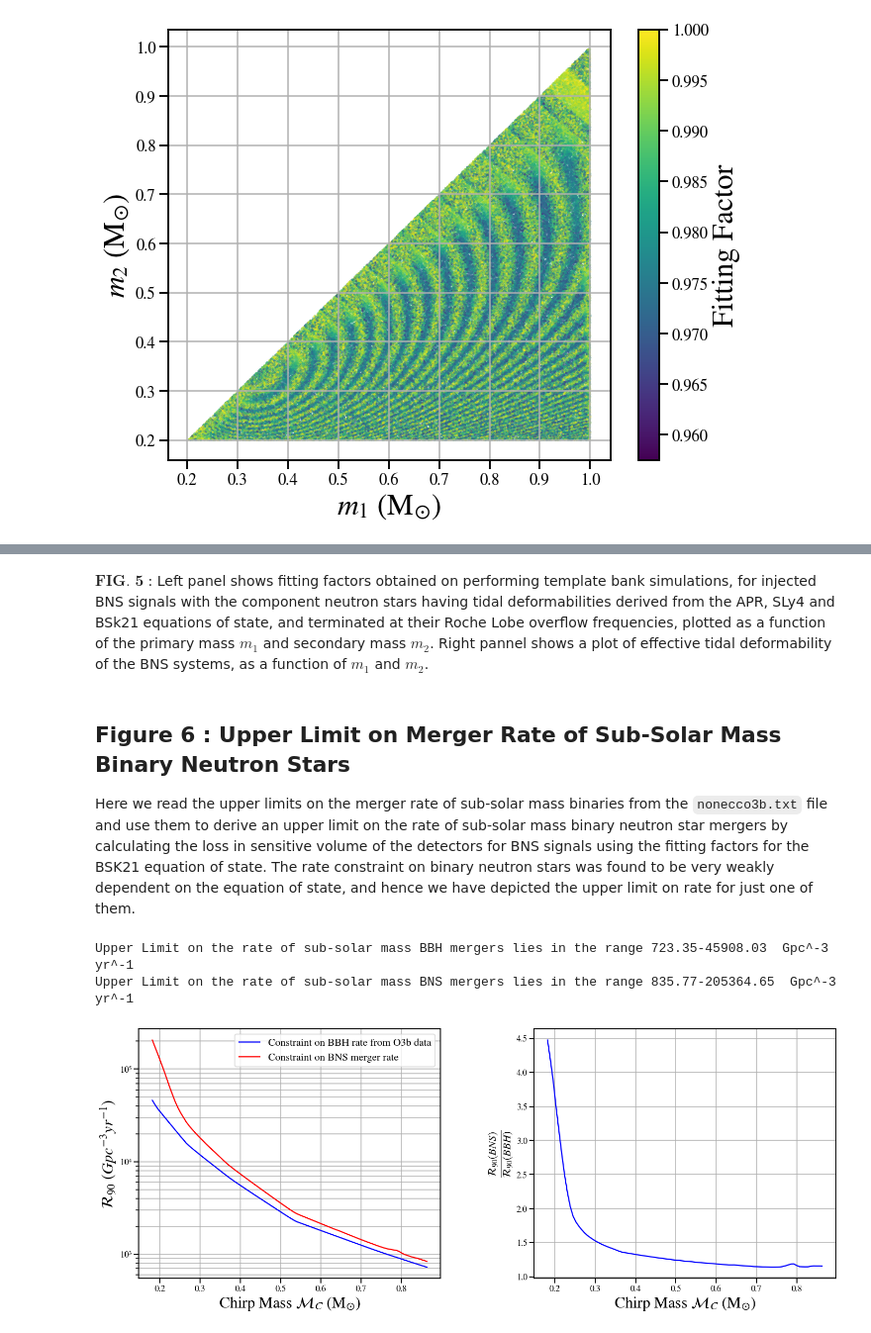
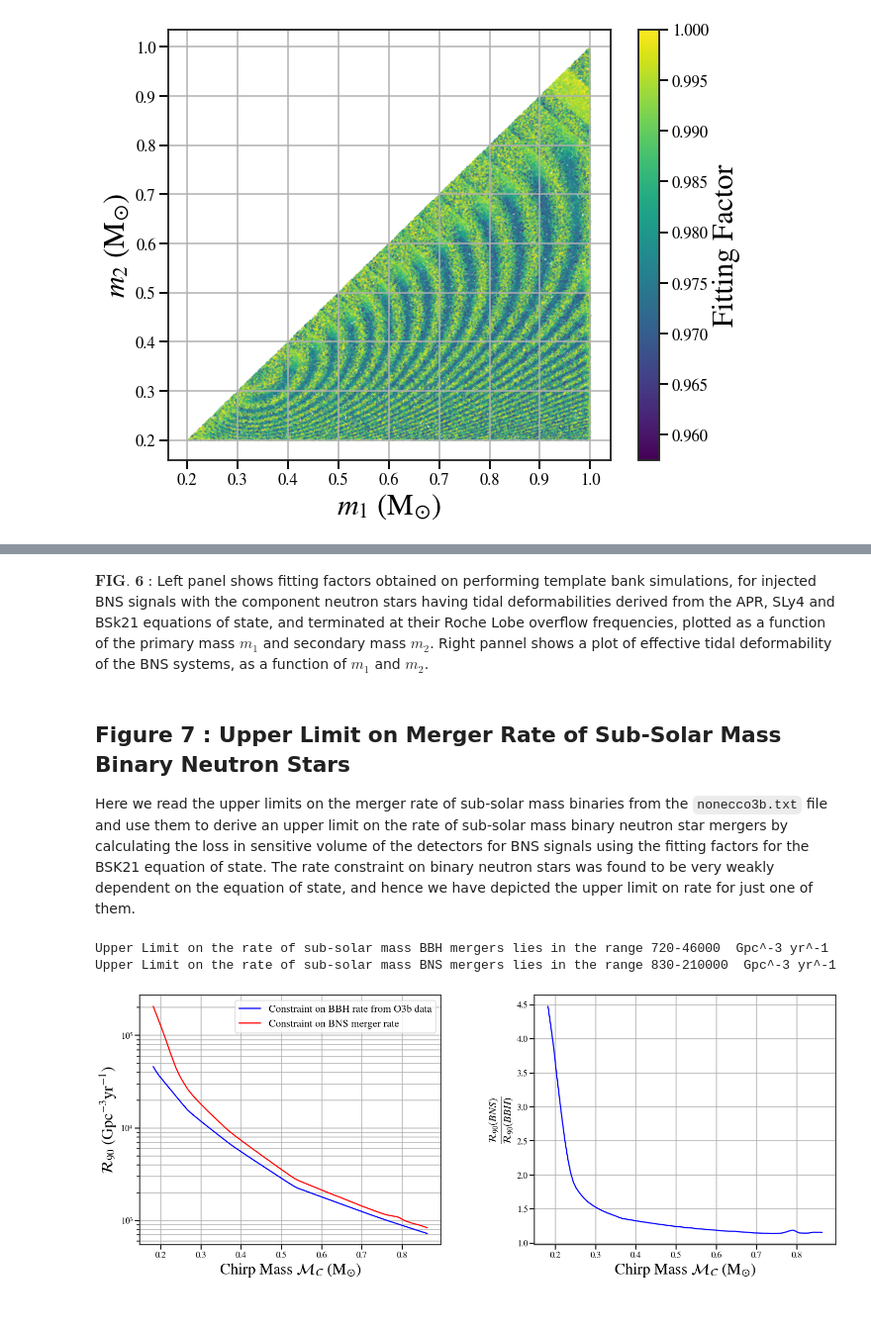
Before and after one commit to sugwg/sub-solar-ns-detectability, a Jupyter notebook: data_release.ipynb, the cells around one changed output, grey strips where cells are left out. Shown at 99% size. Saved outputs shown, nothing was run; the diff lists cells and outputs as text; code cells hidden in the pictures.

```diff
--- a/data_release.ipynb
+++ b/data_release.ipynb
@@ -242,7 +264,8 @@ $\textbf{FIG. 2}$ :Gravitational binding energy $E_{b}$ for an equal mass binary
 The following code block reads the primary and secondary masses for several sub-solar mass binary neutron star systems, and their Roche Lobe overflow frequencies computed using the LORENE software, from the files `APR_lorene_ISCO.txt`, `SLy4_lorene_ISCO.txt` and `BSk21_lorene_ISCO.txt`,  and generates a plot that compares the Roche Lobe overflow frequencies for the three different equations of state. As can be seen in FIG. 3 below, the  the Roche Lobe overflow frequencies do not vary significantly for the different equations of state.
 # %%
 rcParams['figure.figsize']=(50,10)
-
+rcParams['xtick.labelsize'] = 30
+rcParams['ytick.labelsize'] = 30
 
 #Reading Roche Lobe Overflow Frequencies
 apr_m2,apr_m1,apr_f_orbital=np.loadtxt('data_files/APR_lorene_ISCO.txt',unpack=True)
@@ -278,7 +301,7 @@ cbar=fig.colorbar(pcm,ax=ax3)
 cbar.set_label('$f_{Roche}$(Hz)',fontsize=50)
 plt.tight_layout()
 plt.show()
-fig.savefig('./Plots/Figure3_Roche_Lobe_Overflow_Frequencies.png')
+fig.savefig('./Plots/Figure4_Roche_Lobe_Overflow_Frequencies.png')
 # %% [output]
 [figure]
 # %% [markdown]
@@ -323,44 +346,44 @@ apr_lmd_tilde=lambda_tilde(apr_mass1,apr_mass2,apr_lmd1,apr_lmd2)
 sly_lmd_tilde=lambda_tilde(sly_mass1,sly_mass2,sly_lmd1,sly_lmd2)
 bsk21_lmd_tilde=lambda_tilde(bsk21_mass1,bsk21_mass2,bsk21_lmd1,bsk21_lmd2)
 
-#Plotting Figure 5 from paper
+#Plotting Figure 6 from paper
 rcParams['figure.figsize']=(20,22)
 fig,axs=plt.subplots(3,2)
 pcm=axs[0,0].scatter(apr_mass1,apr_mass2,c=apr_best_match,s=1,cmap='viridis',vmin=0.579,vmax=0.983)
 cbar=fig.colorbar(pcm,ax=axs[0,0])
 cbar.set_label('Fitting Factor',fontsize=25)
-axs[0,0].set_xlabel(r'$m_1(M_{\odot})$',fontsize=30)
-axs[0,0].set_ylabel("APR EoS \n $m_2(M_{\odot})$",fontsize=30)
+axs[0,0].set_xlabel(r'$m_1( \rm M_{\odot})$',fontsize=30)
+axs[0,0].set_ylabel("APR EoS \n $m_2(\mathrm{M}_{\odot})$",fontsize=30)
 pcm=axs[1,0].scatter(sly_mass1,sly_mass2,c=sly_best_match,s=1,cmap='viridis',vmin=0.579,vmax=0.983)
 cbar=fig.colorbar(pcm,ax=axs[1,0])
 cbar.set_label('Fitting Factor',fontsize=25)
-axs[1,0].set_xlabel(r'$m_1(M_{\odot})$',fontsize=30)
-axs[1,0].set_ylabel("SLy4 EoS \n $m_2(M_{\odot})$",fontsize=30)
+axs[1,0].set_xlabel(r'$m_1( \rm M_{\odot})$',fontsize=30)
+axs[1,0].set_ylabel("SLy4 EoS \n $m_2( \mathrm{M}_{\odot})$",fontsize=30)
 pcm=axs[2,0].scatter(bsk21_mass1,bsk21_mass2,c=bsk21_best_match,s=1,cmap='viridis',vmin=0.579,vmax=0.983)
 cbar=fig.colorbar(pcm,ax=axs[2,0])
 cbar.set_label('Fitting Factor')
-axs[2,0].set_xlabel(r'$m_1(M_{\odot})$',fontsize=30)
-axs[2,0].set_ylabel("BSk21 EoS \n $m_2(M_{\odot})$",fontsize=30)
+axs[2,0].set_xlabel(r'$m_1( \rm M_{\odot})$',fontsize=30)
+axs[2,0].set_ylabel("BSk21 EoS \n $m_2( \mathrm{M}_{\odot})$",fontsize=30)
 cbar.set_label('Fitting Factor',fontsize=25)
 pcm=axs[0,1].scatter(apr_mass1,apr_mass2,c=np.log10(apr_lmd_tilde),s=1,cmap='viridis',vmin=3.26,vmax=6.71)
 cbar=fig.colorbar(pcm,ax=axs[0,1])
 cbar.set_label(r'$\log_{10}$ ( $\tilde{\Lambda} )$',fontsize=25)
-axs[0,1].set_xlabel(r'$m_1(M_{\odot})$',fontsize=30)
-axs[0,1].set_ylabel(r'$m_2(M_{\odot})$',fontsize=30)
+axs[0,1].set_xlabel(r'$m_1(\rm M_{\odot})$',fontsize=30)
+axs[0,1].set_ylabel(r'$m_2(\rm M_{\odot})$',fontsize=30)
 pcm=axs[1,1].scatter(sly_mass1,sly_mass2,c=np.log10(sly_lmd_tilde),s=1,cmap='viridis',vmin=3.26,vmax=6.71)
 cbar=fig.colorbar(pcm,ax=axs[1,1])
 cbar.set_label(r'$\log_{10}$ ( $\tilde{\Lambda} )$',fontsize=25)
-axs[1,1].set_xlabel(r'$m_1(M_{\odot})$',fontsize=30)
-axs[1,1].set_ylabel(r'$m_2(M_{\odot})$',fontsize=30)
+axs[1,1].set_xlabel(r'$m_1(\rm M_{\odot})$',fontsize=30)
+axs[1,1].set_ylabel(r'$m_2(\rm M_{\odot})$',fontsize=30)
 pcm=axs[2,1].scatter(bsk21_mass1,bsk21_mass2,c=np.log10(bsk21_lmd_tilde),s=1,cmap='viridis',vmin=3.26,vmax=6.71)
 cbar=fig.colorbar(pcm,ax=axs[2,1])
 cbar.set_label(r'$\log_{10}$ ( $\tilde{\Lambda} )$',fontsize=25)
-axs[2,1].set_xlabel(r'$m_1(M_{\odot})$',fontsize=30)
-axs[2,1].set_ylabel(r'$m_2(M_{\odot})$',fontsize=30)
+axs[2,1].set_xlabel(r'$m_1(\rm M_{\odot})$',fontsize=30)
+axs[2,1].set_ylabel(r'$m_2(\rm M_{\odot})$',fontsize=30)
 for i in range(0,3):
     for j in range(0,2):
         axs[i,j].grid()
 plt.tight_layout()
 plt.show()
-fig.savefig('Plots/Figure5_templateBankSimulations.png')
+fig.savefig('Plots/Figure6_templateBankSimulations.png')
 # %% [output]
@@ -368,7 +391,7 @@ fig.savefig('Plots/Figure5_templateBankSimulations.png')
 # %% [markdown]
-$\textbf{FIG. 5}$ : Left panel shows fitting factors obtained on performing template bank simulations, for injected BNS signals with the component neutron stars having tidal deformabilities derived from the APR, SLy4 and BSk21 equations of state, and terminated at their Roche Lobe overflow frequencies, plotted as a function of the primary mass $m_1$ and secondary mass $m_2$. Right pannel shows a plot of effective tidal deformability of the BNS systems, as a function of $m_1$ and $m_2$.
+$\textbf{FIG. 6}$ : Left panel shows fitting factors obtained on performing template bank simulations, for injected BNS signals with the component neutron stars having tidal deformabilities derived from the APR, SLy4 and BSk21 equations of state, and terminated at their Roche Lobe overflow frequencies, plotted as a function of the primary mass $m_1$ and secondary mass $m_2$. Right pannel shows a plot of effective tidal deformability of the BNS systems, as a function of $m_1$ and $m_2$.
 # %% [markdown]
-## Figure 6 : Upper Limit on Merger Rate of Sub-Solar Mass Binary Neutron Stars
+## Figure 7 : Upper Limit on Merger Rate of Sub-Solar Mass Binary Neutron Stars
 
 Here we read the upper limits on the merger rate of sub-solar mass binaries from the `nonecco3b.txt` file and use them to derive an upper limit on the rate of sub-solar mass binary neutron star mergers by calculating the loss in sensitive volume of the detectors for BNS signals using the fitting factors for the BSK21 equation of state. The rate constraint on binary neutron stars was found to be very weakly dependent on the equation of state, and hence we have depicted the upper limit on rate for just one of them.
 # %%
@@ -406,38 +429,39 @@ avg_ff=match_function(chirp_mass)
 #Calculating the Rate Constraint for BNS mergers
 bns_rate=[]
 
 for i in range(0,len(bbh_rate)):
     bns_rate.append(bbh_rate[i]/(avg_ff[i])**3)
 
 #Calculating the ratio of rates of BNS to BBH mergers
 bns_over_bbh=[]
 for i in range(0,len(bbh_rate)):
     bns_over_bbh.append(bns_rate[i]/bbh_rate[i])
 
-print("Upper Limit on the rate of sub-solar mass BBH mergers lies in the range {}-{}  Gpc^-3 yr^-1 ".format(str(float('%.2f' %bbh_rate[len(bbh_rate)-1])),str(float('%.2f' %bbh_rate[0]))))
-print("Upper Limit on the rate of sub-solar mass BNS mergers lies in the range {}-{}  Gpc^-3 yr^-1 ".format(str(float('%.2f' %bns_rate[len(bns_rate)-1])),str(float('%.2f' %bns_rate[0]))))
+#Displaying the constraint on merger rates, rounded to 2 significant figures
+print("Upper Limit on the rate of sub-solar mass BBH mergers lies in the range {}-{}  Gpc^-3 yr^-1 ".format(str(round(int(bbh_rate[len(bbh_rate)-1]),sigfigs=2)),str(round(int(bbh_rate[0]),sigfigs=2))))
+print("Upper Limit on the rate of sub-solar mass BNS mergers lies in the range {}-{}  Gpc^-3 yr^-1 ".format(str(round(math.floor(bns_rate[len(bns_rate)-1]/10)*10,sigfigs=2)),str(round(int(bns_rate[0]),sigfigs=2))))
 
 
 #Plotting Figure 6 from the paper
 rcParams['figure.figsize']=(22,10)
 fig,(ax1,ax2)=plt.subplots(1,2)
 ax1.plot(chirp_mass,bbh_rate,label="Constraint on BBH rate from O3b data",color='blue')
 ax1.plot(chirp_mass,bns_rate,label="Constraint on BNS merger rate",color='red')
 ax1.set_yscale('log')
 ax1.set_xlabel(r'Chirp Mass $\mathcal{M}_C$ (M$_{\odot}$)',fontsize=30)
-ax1.set_ylabel(r'$\mathcal{R}_{90}$ $(Gpc^{-3} yr^{-1})$',fontsize=30)
+ax1.set_ylabel(r'$\mathcal{R}_{90}$ $(\rm Gpc^{-3} \rm yr^{-1})$',fontsize=30)
 ax1.legend(fontsize=20,loc='upper right')
 ax1.grid(True, which="both")
 
 ax2.plot(chirp_mass,bns_over_bbh,color='blue')
 ax2.set_xlabel(r'Chirp Mass $\mathcal{M}_C$ (M$_{\odot}$)',fontsize=30)
 ax2.set_ylabel(r'$\frac{\mathcal{R}_{90} (BNS)}{\mathcal{R}_{90} (BBH)}$',fontsize=30)
 ax2.grid()
 fig.tight_layout(pad=5.0)
 plt.show()
-fig.savefig("Plots/Figure6_Rate_and_Ratio.png")
+fig.savefig("Plots/Figure7_Rate_and_Ratio.png")
 # %% [output]
-Upper Limit on the rate of sub-solar mass BBH mergers lies in the range 723.35-45908.03  Gpc^-3 yr^-1
-Upper Limit on the rate of sub-solar mass BNS mergers lies in the range 835.77-205364.65  Gpc^-3 yr^-1
+Upper Limit on the rate of sub-solar mass BBH mergers lies in the range 720-46000  Gpc^-3 yr^-1
+Upper Limit on the rate of sub-solar mass BNS mergers lies in the range 830-210000  Gpc^-3 yr^-1
-[figure, old version]
+[figure, new version]
 # %% [markdown]
```
Also changed, not shown: parts of 19 cells of this notebook, 14 other files.
